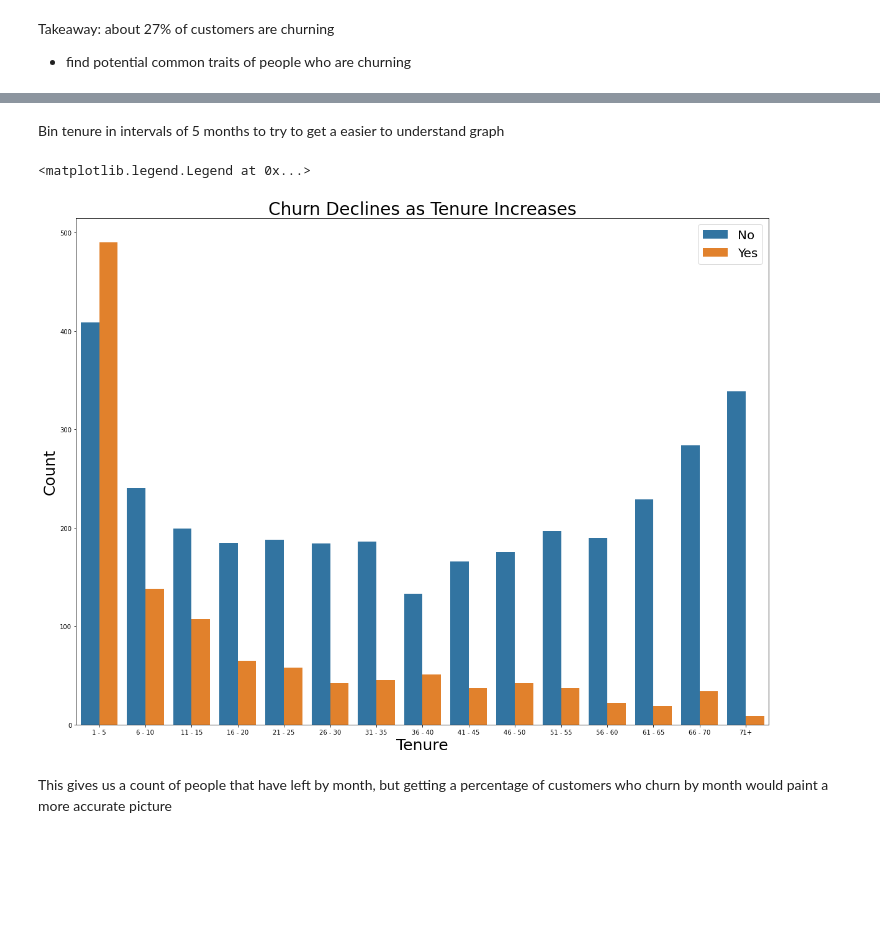
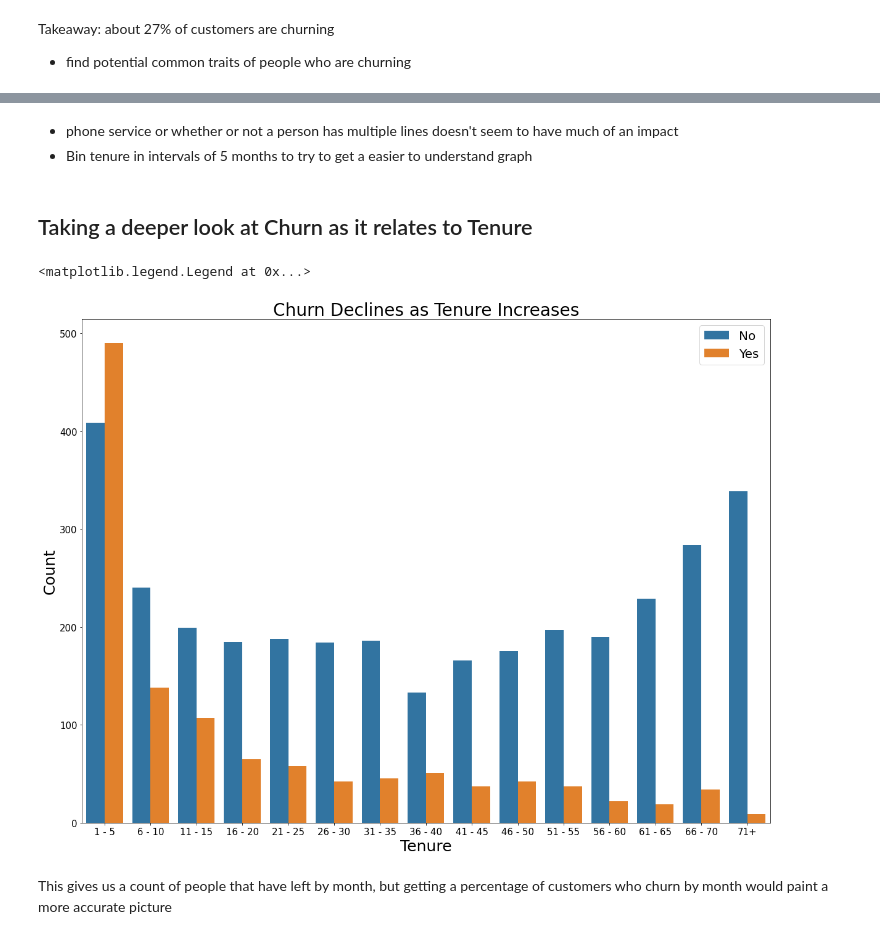
Before and after one commit to codyclonts/Telco_classification_project, a Jupyter notebook: telco_project.ipynb, the cells around one changed output, grey strips where cells are left out. Drawn from its saved outputs; the diff is of its cells as text; code cells hidden in the pictures; blank space fills up the shorter version.

```diff
--- a/telco_project.ipynb
+++ b/telco_project.ipynb
@@ -148,5 +156,8 @@ for i , trait in enumerate(traits):
 # %% [markdown]
-Bin tenure in intervals of 5 months to try to get a easier to understand graph
+- phone service or whether or not a person has multiple lines doesn't seem to have much of an impact
+- Bin tenure in intervals of 5 months to try to get a easier to understand graph
+# %% [markdown]
+## Taking a deeper look at Churn as it relates to Tenure
 # %%
 # have to create an order list so the graph columns appear in the correct order
 order_list = ['1 - 5',
@@ -167,13 +178,15 @@ order_list = ['1 - 5',
 # %%
 plt.figure(figsize = (20,15))
 ax=sns.countplot(x = "tenure_binned", hue = "churn", data = train , order = order_list)
 ax.set_title("Churn Declines as Tenure Increases", fontsize = 28)
 plt.xlabel("Tenure",fontsize=25)
 plt.ylabel("Count", fontsize=25)
+plt.xticks(fontsize = 15)
+plt.yticks(fontsize = 15)
 plt.legend(loc="upper right", frameon=True, fontsize=20)
 # %% [output]
 <matplotlib.legend.Legend at 0x...>
-[figure, old version]
+[figure, new version]
 # %% [markdown]
 This gives us a count of people that have left by month, but getting a percentage of customers who churn by month would paint a more accurate picture
 # %%
```
Also changed, not shown: parts of 14 cells of this notebook.
